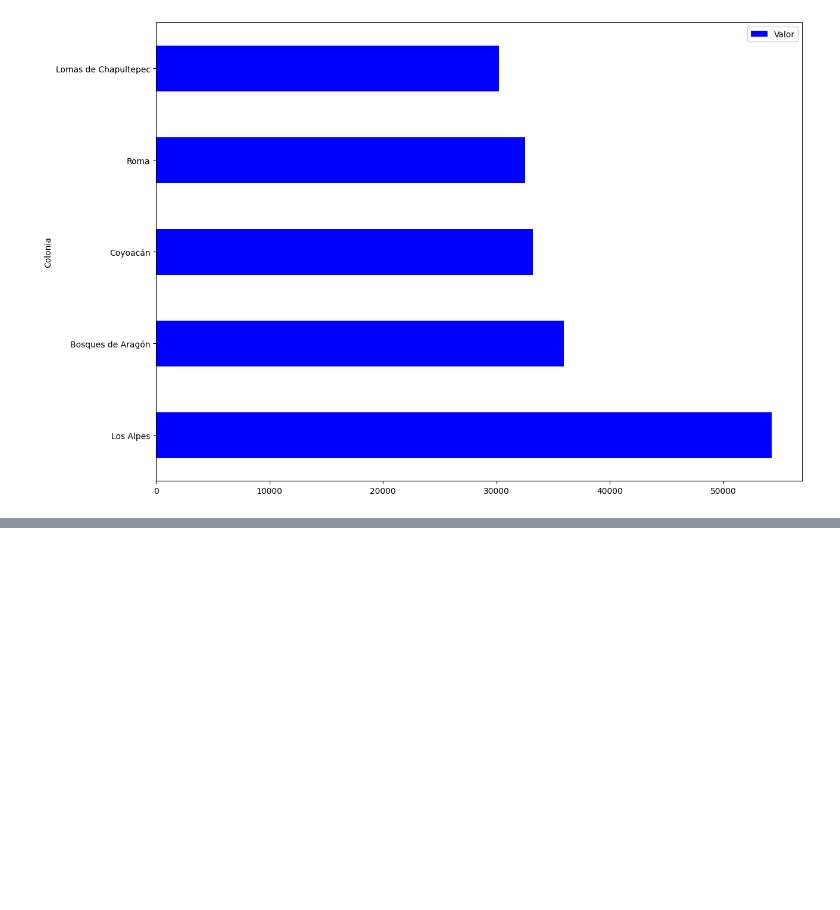
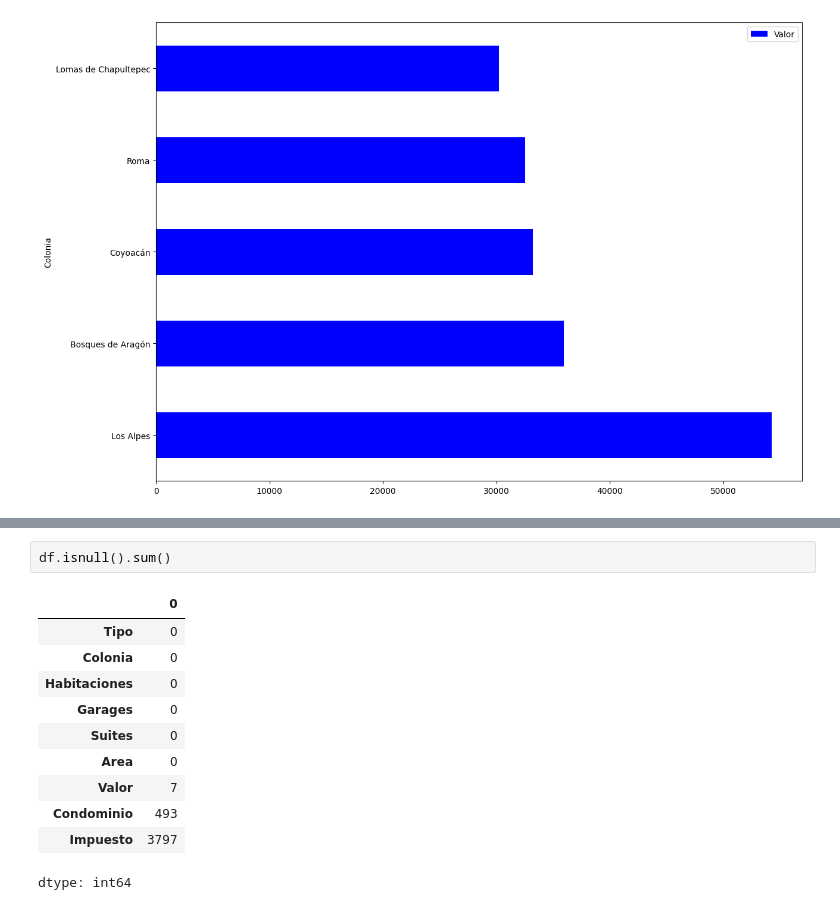
Before and after one commit to David-Carrascal/Portafolio, a Jupyter notebook: inmuebles_cdmx.ipynb, the cells around one changed output, grey strips where cells are left out. Saved outputs shown, nothing was run; the diff lists cells and outputs as text; blank space fills up the shorter version.

```diff
--- a/inmuebles_cdmx.ipynb
+++ b/inmuebles_cdmx.ipynb
@@ -475,0 +496,14 @@ df_colonias.plot(kind='barh', figsize=(14,10), color='blue');
+# %%
+df.isnull().sum()
+# %% [output]
+|  | 0 |
+| Tipo | 0 |
+| Colonia | 0 |
+| Habitaciones | 0 |
+| Garages | 0 |
+| Suites | 0 |
+| Area | 0 |
+| Valor | 7 |
+| Condominio | 493 |
+| Impuesto | 3797 |
+dtype: int64
```
Also changed, not shown: parts of 6 cells of this notebook.
